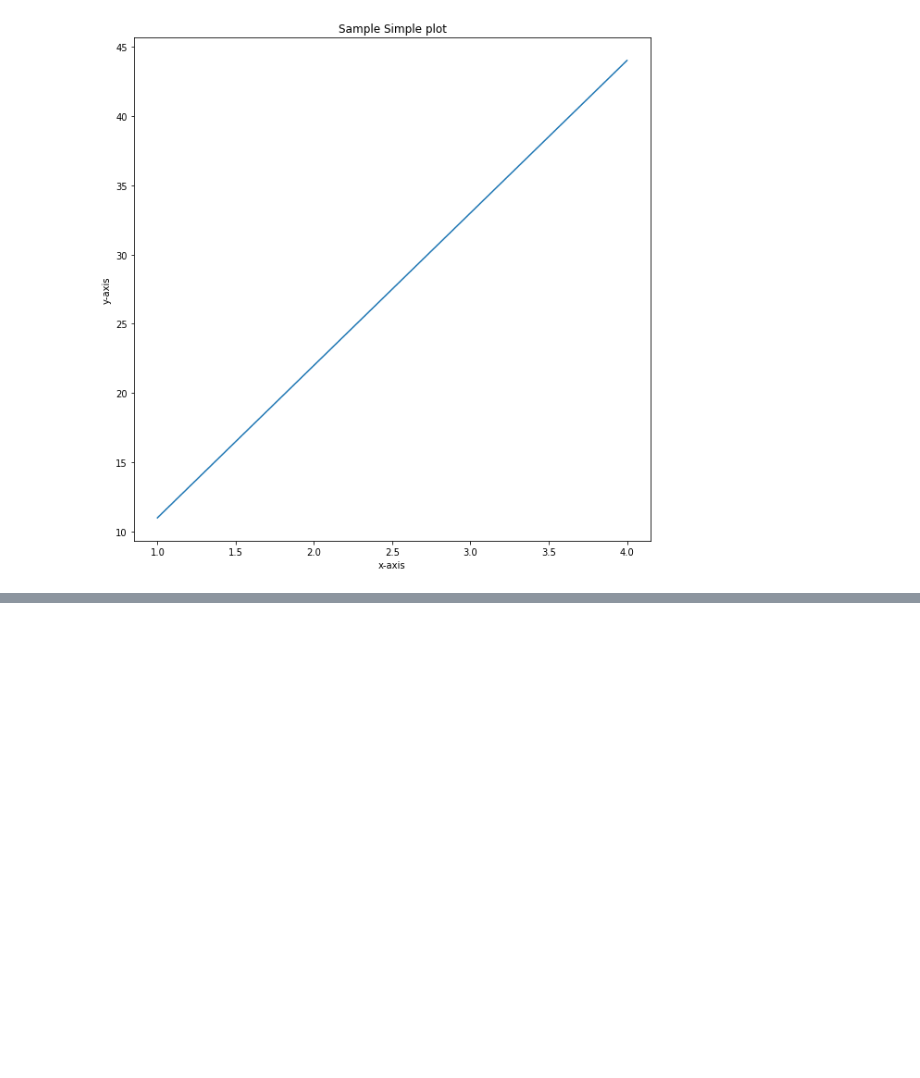
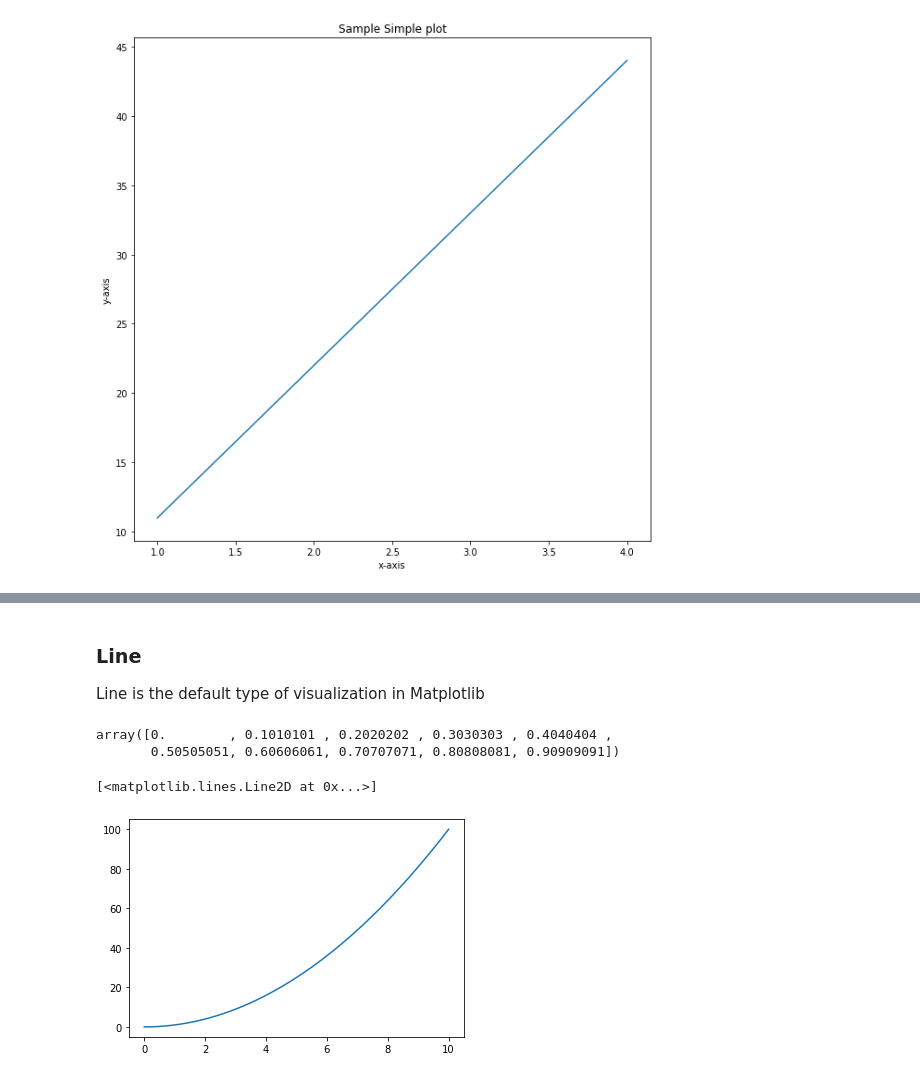
Before and after one commit to Asmi4/DataSciencePractice, a Jupyter notebook: Matplotlib.ipynb, the cells around one changed output, grey strips where cells are left out. Cells and saved outputs as stored; diff of their text form; code cells hidden in the pictures; blank space fills up the shorter version.

```diff
--- a/Matplotlib.ipynb
+++ b/Matplotlib.ipynb
@@ -116,0 +136,19 @@ fig.savefig("Images/simple-plot.png")
+# %% [markdown]
+### Line
+Line is the default type of visualization in Matplotlib
+# %%
+# Create an array
+x = np.linspace(0,10,100)
+x[:10]
+# %% [output]
+array([0.        , 0.1010101 , 0.2020202 , 0.3030303 , 0.4040404 ,
+       0.50505051, 0.60606061, 0.70707071, 0.80808081, 0.90909091])
+# %%
+%matplotlib inline
+import matplotlib.pyplot as plt
+#plot the data
+fig,ax = plt.subplots()
+ax.plot(x,x*x)
+# %% [output]
+[<matplotlib.lines.Line2D at 0x...>]
+[figure, added]
```
Also changed, not shown: parts of 12 cells of this notebook.
